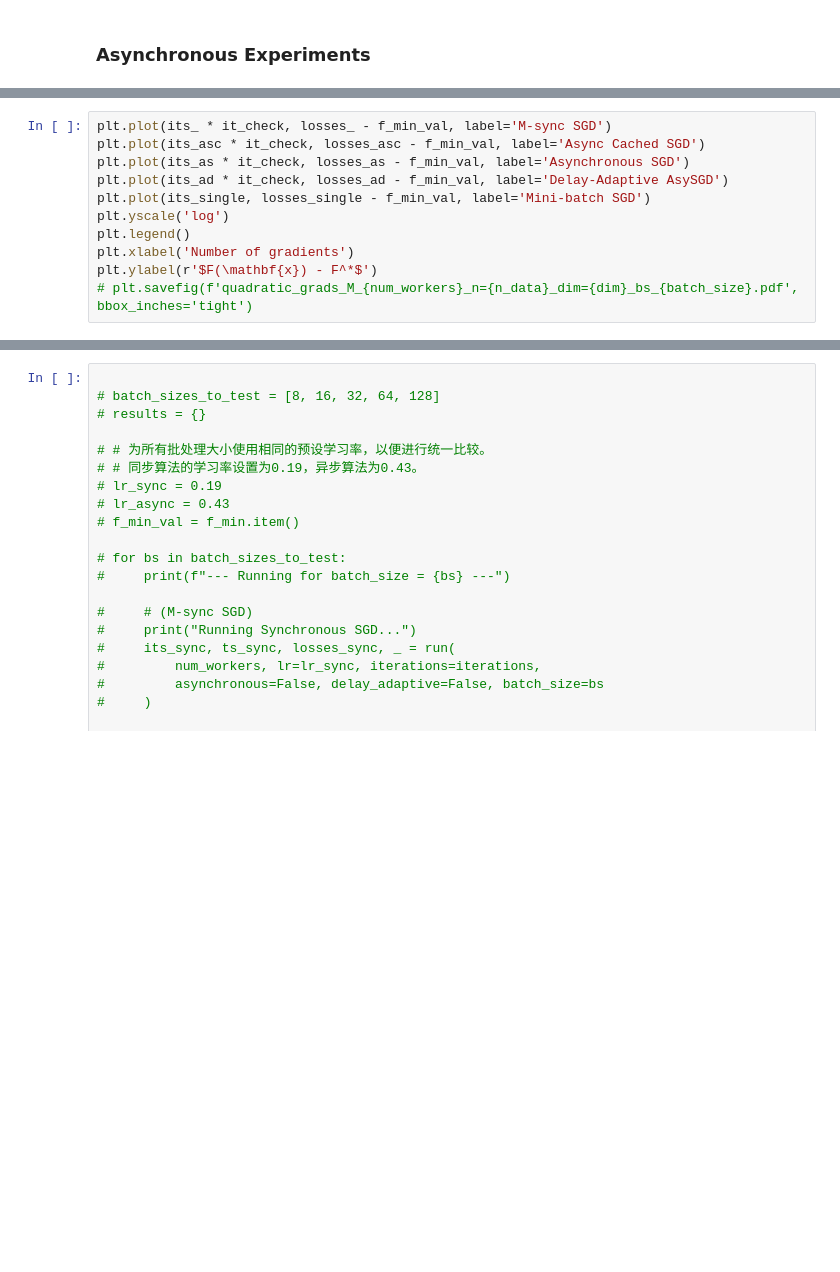
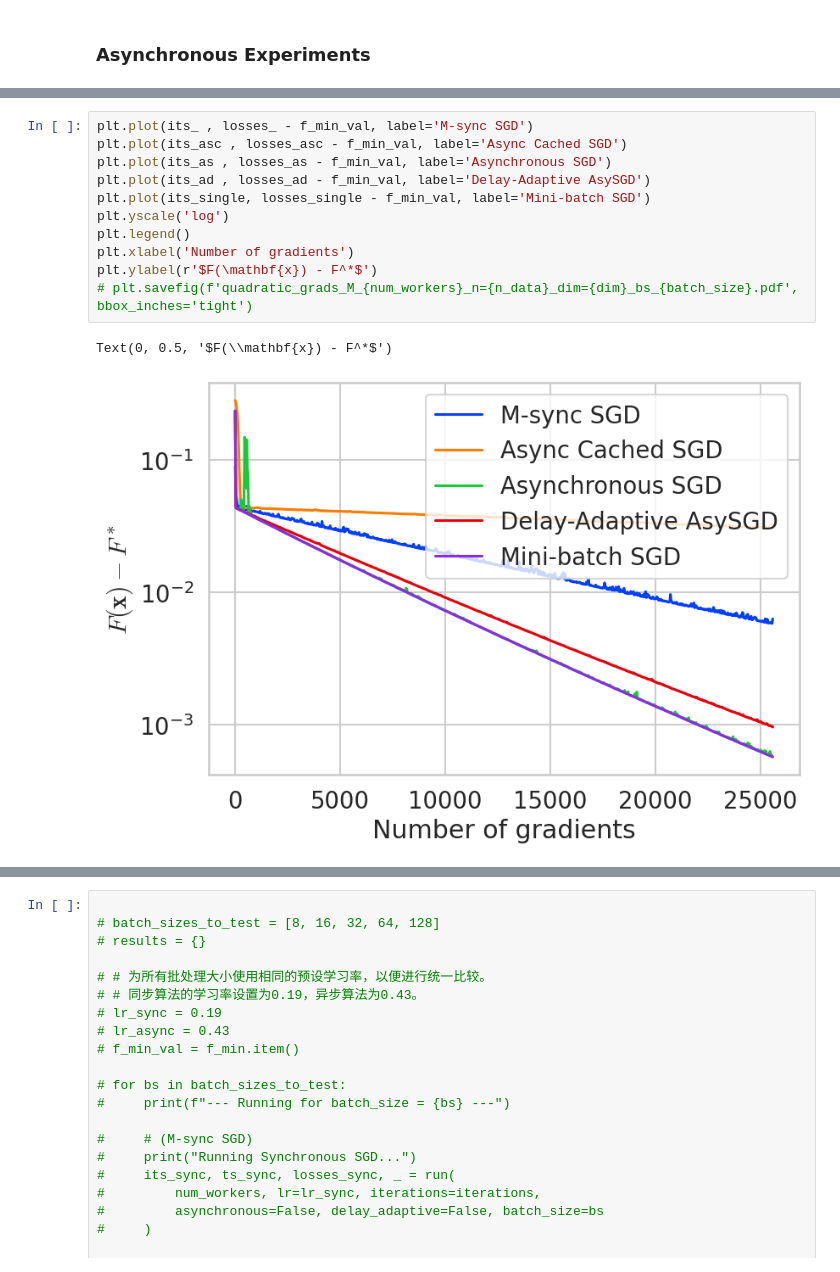
Before and after one commit to PerryChuh/asynchronous_sgd, a Jupyter notebook: dl_code.ipynb, the cells around one changed output, grey strips where cells are left out. Saved outputs shown, nothing was run; the diff lists cells and outputs as text; blank space fills up the shorter version.

```diff
--- a/dl_code.ipynb
+++ b/dl_code.ipynb
@@ -569,14 +603,17 @@ its_ad, ts_ad, losses_ad, delays, comp_ad, update_ad, comm_ad, stats_ad = run(nu
 # %%
-plt.plot(its_ * it_check, losses_ - f_min_val, label='M-sync SGD')
-plt.plot(its_asc * it_check, losses_asc - f_min_val, label='Async Cached SGD')
-plt.plot(its_as * it_check, losses_as - f_min_val, label='Asynchronous SGD')
-plt.plot(its_ad * it_check, losses_ad - f_min_val, label='Delay-Adaptive AsySGD')
+plt.plot(its_ , losses_ - f_min_val, label='M-sync SGD')
+plt.plot(its_asc , losses_asc - f_min_val, label='Async Cached SGD')
+plt.plot(its_as , losses_as - f_min_val, label='Asynchronous SGD')
+plt.plot(its_ad , losses_ad - f_min_val, label='Delay-Adaptive AsySGD')
 plt.plot(its_single, losses_single - f_min_val, label='Mini-batch SGD')
 plt.yscale('log')
 plt.legend()
 plt.xlabel('Number of gradients')
 plt.ylabel(r'$F(\mathbf{x}) - F^*$')
 # plt.savefig(f'quadratic_grads_M_{num_workers}_n={n_data}_dim={dim}_bs_{batch_size}.pdf', bbox_inches='tight')
+# %% [output]
+Text(0, 0.5, '$F(\\mathbf{x}) - F^*$')
+[figure, added]
 # %%
 plt.plot(ts_ , losses_ - f_min_val, label='M-sync SGD')
 plt.plot(ts_asc, losses_asc - f_min_val, label='Async Cached SGD')
```
Also changed, not shown: parts of 14 cells of this notebook.
